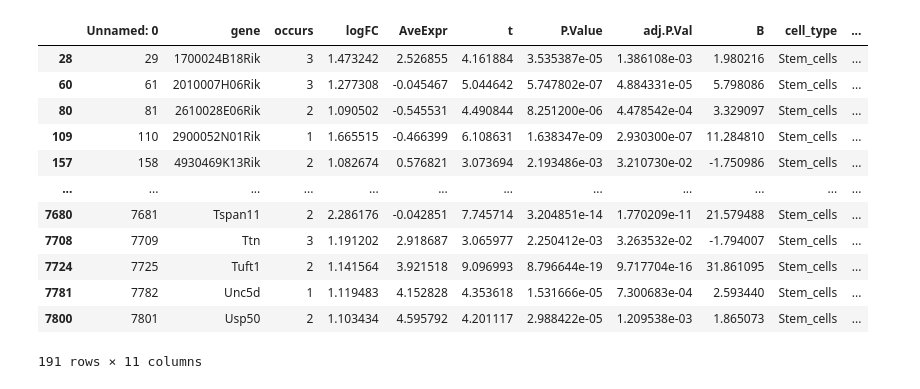
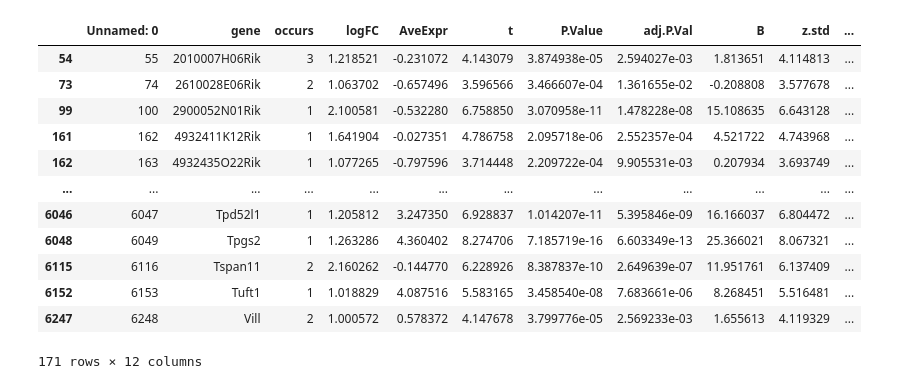
Before and after one commit to Andoniadou-Lab/consensus_pituitary_atlas, a Jupyter notebook: Fig_3/gonadectomy.ipynb, the cells around one changed output. Drawn from its saved outputs; the diff is of its cells as text; code cells hidden in the pictures.

```diff
--- a/Fig_3/gonadectomy.ipynb
+++ b/Fig_3/gonadectomy.ipynb
@@ -203,24 +211,25 @@ Passing `palette` without assigning `hue` is deprecated and will be removed in v
 # %%
 # get all male-biased genes
-sex_biased="/Users/k23030440/Library/CloudStorage/OneDrive-King'sCollegeLondon/PhD/Year_two/Aim 1/epitome/data/sex_dimorphism/v_0.01/sexually_dimorphic_genes.csv"
+import pandas as pd
+sex_biased="/Users/k23030440/epitome_code/epitome/data/sex_dimorphism/v_0.02/sexually_dimorphic_genes.csv"
 sex_biased_df = pd.read_csv(sex_biased)
 #sex is male and occurs is < 4 and
 sex_biased_df = sex_biased_df[(sex_biased_df['sex'] == 'male') & (sex_biased_df['occurs'] < 4)& (sex_biased_df["cell_type"] == 'Stem_cells')]
 sex_biased_df
 # %% [output]
-|  | Unnamed: 0 | gene | occurs | logFC | AveExpr | t | P.Value | adj.P.Val | B | cell_type | ... |
-| 28 | 29 | 1700024B18Rik | 3 | 1.473242 | 2.526855 | 4.161884 | 3.535387e-05 | 1.386108e-03 | 1.980216 | Stem_cells | ... |
-| 60 | 61 | 2010007H06Rik | 3 | 1.277308 | -0.045467 | 5.044642 | 5.747802e-07 | 4.884331e-05 | 5.798086 | Stem_cells | ... |
-| 80 | 81 | 2610028E06Rik | 2 | 1.090502 | -0.545531 | 4.490844 | 8.251200e-06 | 4.478542e-04 | 3.329097 | Stem_cells | ... |
-| 109 | 110 | 2900052N01Rik | 1 | 1.665515 | -0.466399 | 6.108631 | 1.638347e-09 | 2.930300e-07 | 11.284810 | Stem_cells | ... |
-| 157 | 158 | 4930469K13Rik | 2 | 1.082674 | 0.576821 | 3.073694 | 2.193486e-03 | 3.210730e-02 | -1.750986 | Stem_cells | ... |
+|  | Unnamed: 0 | gene | occurs | logFC | AveExpr | t | P.Value | adj.P.Val | B | z.std | ... |
+| 54 | 55 | 2010007H06Rik | 3 | 1.218521 | -0.231072 | 4.143079 | 3.874938e-05 | 2.594027e-03 | 1.813651 | 4.114813 | ... |
+| 73 | 74 | 2610028E06Rik | 2 | 1.063702 | -0.657496 | 3.596566 | 3.466607e-04 | 1.361655e-02 | -0.208808 | 3.577678 | ... |
+| 99 | 100 | 2900052N01Rik | 1 | 2.100581 | -0.532280 | 6.758850 | 3.070958e-11 | 1.478228e-08 | 15.108635 | 6.643128 | ... |
+| 161 | 162 | 4932411K12Rik | 1 | 1.641904 | -0.027351 | 4.786758 | 2.095718e-06 | 2.552357e-04 | 4.521722 | 4.743968 | ... |
+| 162 | 163 | 4932435O22Rik | 1 | 1.077265 | -0.797596 | 3.714448 | 2.209722e-04 | 9.905531e-03 | 0.207934 | 3.693749 | ... |
 | ... | ... | ... | ... | ... | ... | ... | ... | ... | ... | ... | ... |
-| 7680 | 7681 | Tspan11 | 2 | 2.286176 | -0.042851 | 7.745714 | 3.204851e-14 | 1.770209e-11 | 21.579488 | Stem_cells | ... |
-| 7708 | 7709 | Ttn | 3 | 1.191202 | 2.918687 | 3.065977 | 2.250412e-03 | 3.263532e-02 | -1.794007 | Stem_cells | ... |
-| 7724 | 7725 | Tuft1 | 2 | 1.141564 | 3.921518 | 9.096993 | 8.796644e-19 | 9.717704e-16 | 31.861095 | Stem_cells | ... |
-| 7781 | 7782 | Unc5d | 1 | 1.119483 | 4.152828 | 4.353618 | 1.531666e-05 | 7.300683e-04 | 2.593440 | Stem_cells | ... |
-| 7800 | 7801 | Usp50 | 2 | 1.103434 | 4.595792 | 4.201117 | 2.988422e-05 | 1.209538e-03 | 1.865073 | Stem_cells | ... |
+| 6046 | 6047 | Tpd52l1 | 1 | 1.205812 | 3.247350 | 6.928837 | 1.014207e-11 | 5.395846e-09 | 16.166037 | 6.804472 | ... |
+| 6048 | 6049 | Tpgs2 | 1 | 1.263286 | 4.360402 | 8.274706 | 7.185719e-16 | 6.603349e-13 | 25.366021 | 8.067321 | ... |
+| 6115 | 6116 | Tspan11 | 2 | 2.160262 | -0.144770 | 6.228926 | 8.387837e-10 | 2.649639e-07 | 11.951761 | 6.137409 | ... |
+| 6152 | 6153 | Tuft1 | 1 | 1.018829 | 4.087516 | 5.583165 | 3.458540e-08 | 7.683661e-06 | 8.268451 | 5.516481 | ... |
+| 6247 | 6248 | Vill | 2 | 1.000572 | 0.578372 | 4.147678 | 3.799776e-05 | 2.569233e-03 | 1.655613 | 4.119329 | ... |
-191 rows × 11 columns
+171 rows × 12 columns
 # %%
 #log2fc between wt and gx
 wt_gx_object = adatas[0].concatenate(adatas[1])
```
Also changed, not shown: parts of 12 cells of this notebook, 49 other files.
